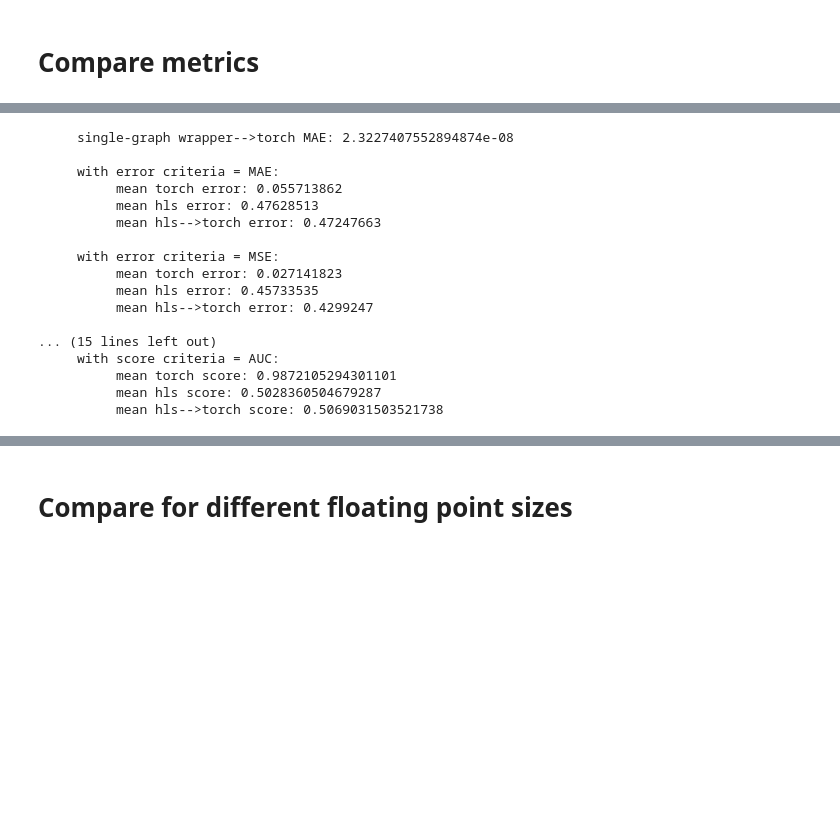
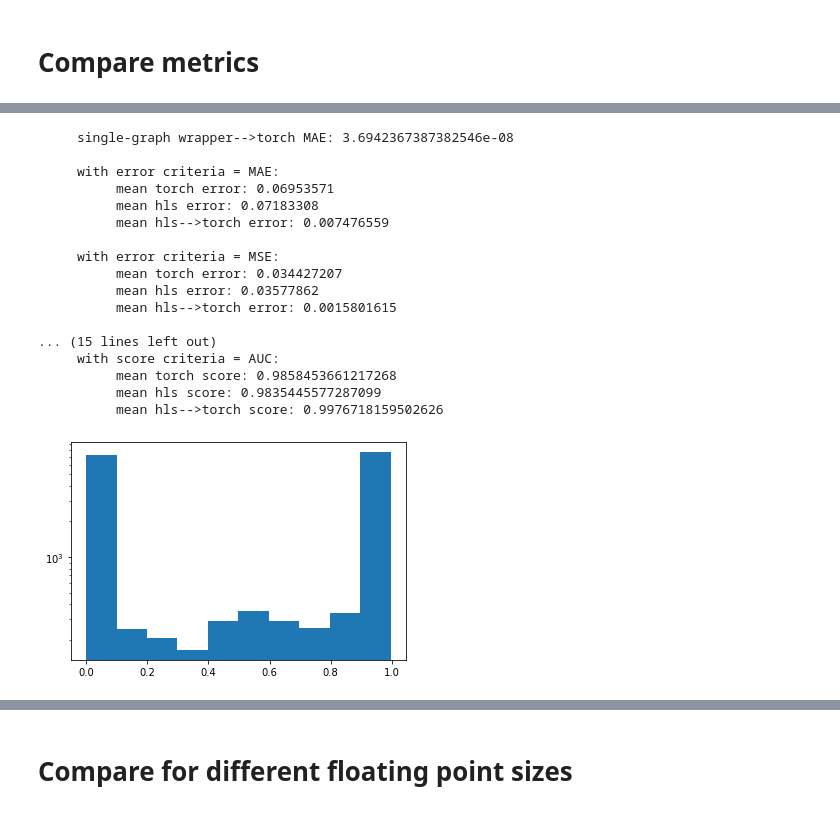
Before and after one commit to grheine/IN_hls4ml, a Jupyter notebook: hls4ml_pipeline.ipynb, the cells around one changed output, grey strips where cells are left out. Drawn from its saved outputs; the diff is of its cells as text; code cells hidden in the pictures; blank space fills up the shorter version.

```diff
--- a/hls4ml_pipeline.ipynb
+++ b/hls4ml_pipeline.ipynb
@@ -67,23 +201,29 @@ None
 # %%
-all_torch_error, all_hls_error, all_torch_hls_diff, wrapper_MAE = compare_hls4ml(graphs, output_dir,torch_model, hls_model, torch_wrapper, all_metrics=True)
+all_torch_error, all_hls_error, all_torch_hls_diff, wrapper_MAE, hls_output = compare_hls4ml(graphs, output_dir, torch_model, hls_model, torch_wrapper, all_metrics=True)
 # %% [output]
-     single-graph wrapper-->torch MAE: 2.3227407552894874e-08
+     single-graph wrapper-->torch MAE: 3.6942367387382546e-08
 
      with error criteria = MAE:
-          mean torch error: 0.055713862
-          mean hls error: 0.47628513
-          mean hls-->torch error: 0.47247663
+          mean torch error: 0.06953571
+          mean hls error: 0.07183308
+          mean hls-->torch error: 0.007476559
 
      with error criteria = MSE:
-          mean torch error: 0.027141823
-          mean hls error: 0.45733535
-          mean hls-->torch error: 0.4299247
+          mean torch error: 0.034427207
+          mean hls error: 0.03577862
+          mean hls-->torch error: 0.0015801615
 
 ... (15 lines left out)
      with score criteria = AUC:
-          mean torch score: 0.9872105294301101
-          mean hls score: 0.5028360504679287
-          mean hls-->torch score: 0.5069031503521738
+          mean torch score: 0.9858453661217268
+          mean hls score: 0.9835445577287099
+          mean hls-->torch score: 0.9976718159502626
+# %%
+import matplotlib.pyplot as plt
+plt.hist(hls_output)
+plt.yscale('log')
+# %% [output]
+[figure, added]
 # %%
 import matplotlib.pyplot as plt
 from sklearn.metrics import auc
```
Also changed, not shown: parts of 12 cells of this notebook, 1 other file.
